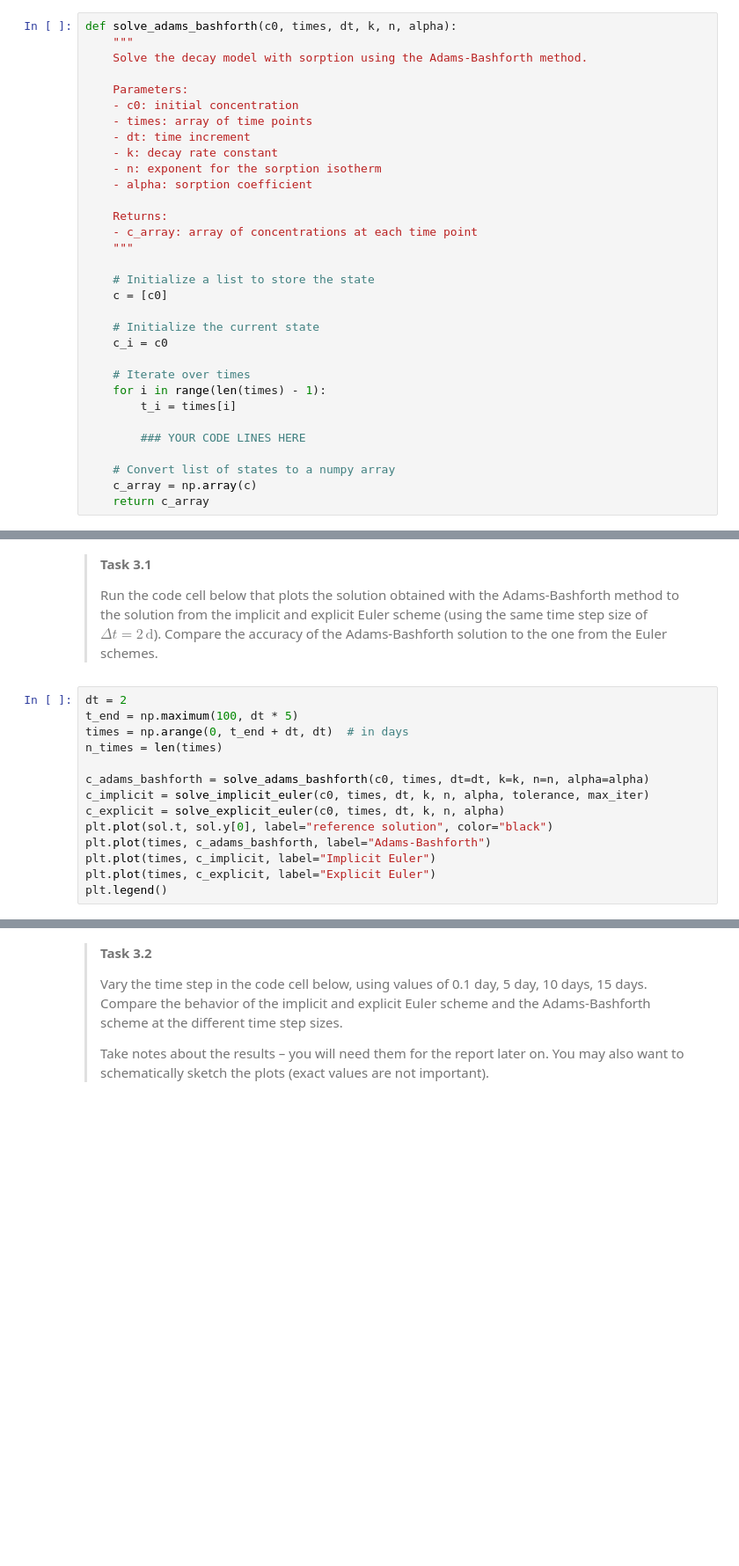
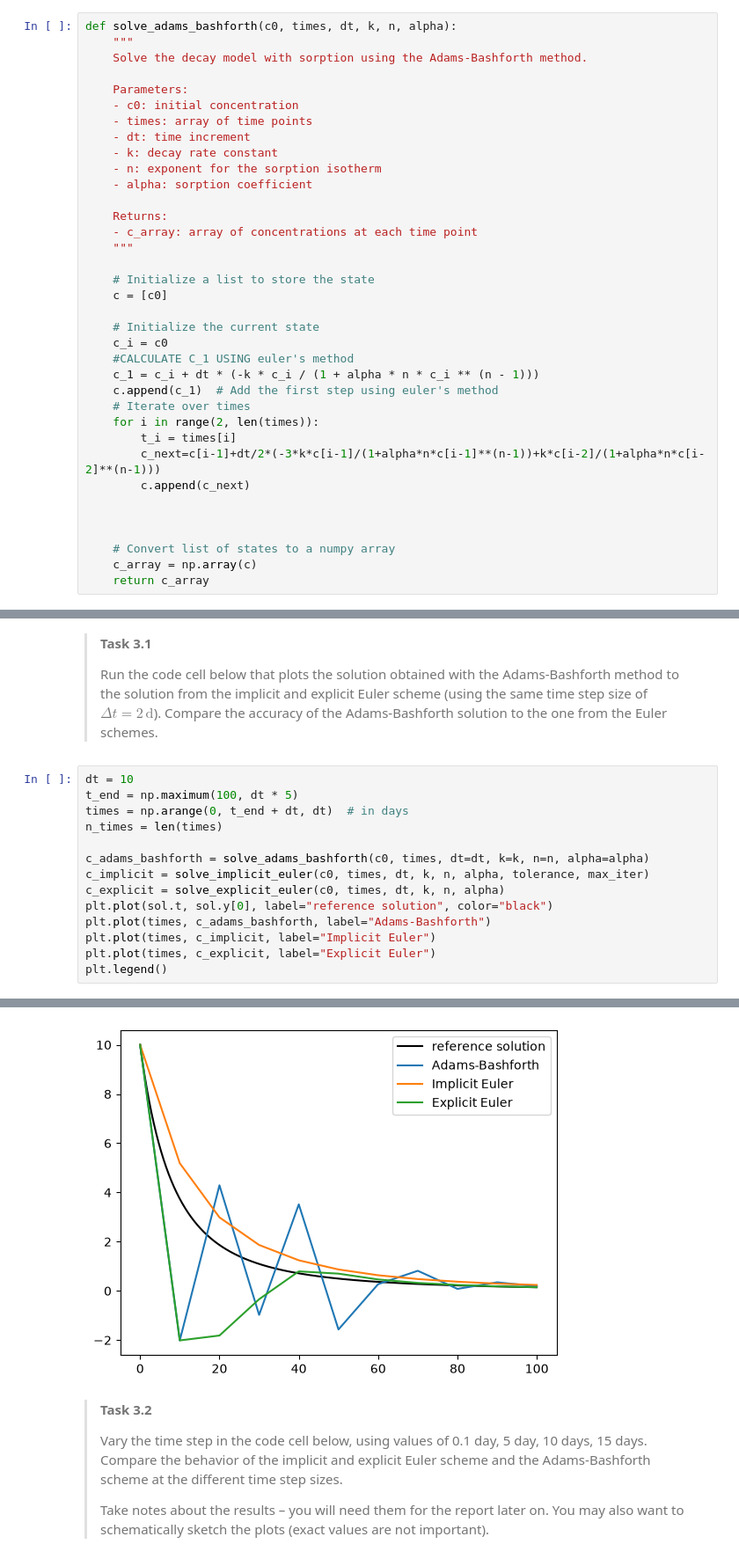
Before and after one commit to prajwalabc/Group_Assignment_1.3, a Jupyter notebook: contaminant_degradation.ipynb, the cells around one changed output, grey strips where cells are left out. Shown at 88% size. Saved outputs shown, nothing was run; the diff lists cells and outputs as text; blank space fills up the shorter version.

```diff
--- a/contaminant_degradation.ipynb
+++ b/contaminant_degradation.ipynb
@@ -266,12 +266,16 @@ def solve_adams_bashforth(c0, times, dt, k, n, alpha):
 
     # Initialize the current state
     c_i = c0
+    #CALCULATE C_1 USING euler's method
+    c_1 = c_i + dt * (-k * c_i / (1 + alpha * n * c_i ** (n - 1)))
+    c.append(c_1)  # Add the first step using euler's method
+    # Iterate over times
+    for i in range(2, len(times)):
+        t_i = times[i]
+        c_next=c[i-1]+dt/2*(-3*k*c[i-1]/(1+alpha*n*c[i-1]**(n-1))+k*c[i-2]/(1+alpha*n*c[i-2]**(n-1)))
+        c.append(c_next)
 
-    # Iterate over times
-    for i in range(len(times) - 1):
-        t_i = times[i]
 
-        ### YOUR CODE LINES HERE
 
     # Convert list of states to a numpy array
     c_array = np.array(c)
@@ -319,7 +323,7 @@ def solve_explicit_euler(c0, times, dt, k, n, alpha):
 >
 > Run the code cell below that plots the solution obtained with the Adams-Bashforth method to the solution from the implicit and explicit Euler scheme (using the same time step size of $\Delta t = 2 \,\mathrm{d}$). Compare the accuracy of the Adams-Bashforth solution to the one from the Euler schemes.
 # %%
-dt = 2
+dt = 10
 t_end = np.maximum(100, dt * 5)
 times = np.arange(0, t_end + dt, dt)  # in days
 n_times = len(times)
@@ -332,3 +336,4 @@ plt.plot(times, c_adams_bashforth, label="Adams-Bashforth")
 plt.plot(times, c_implicit, label="Implicit Euler")
 plt.plot(times, c_explicit, label="Explicit Euler")
 plt.legend()
+# %% [output]
@@ -335,3 +341,4 @@ plt.legend()
+[figure, added]
 # %% [markdown]
 
 > **Task 3.2**
```
Also changed, not shown: parts of 3 cells of this notebook.
